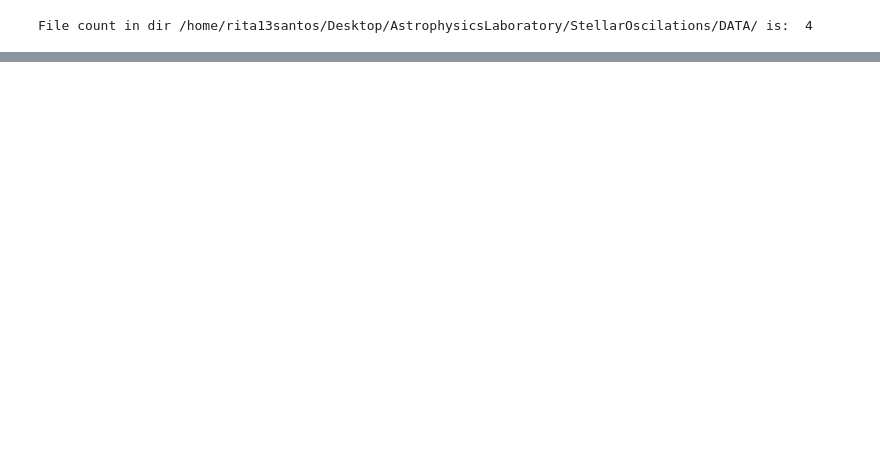
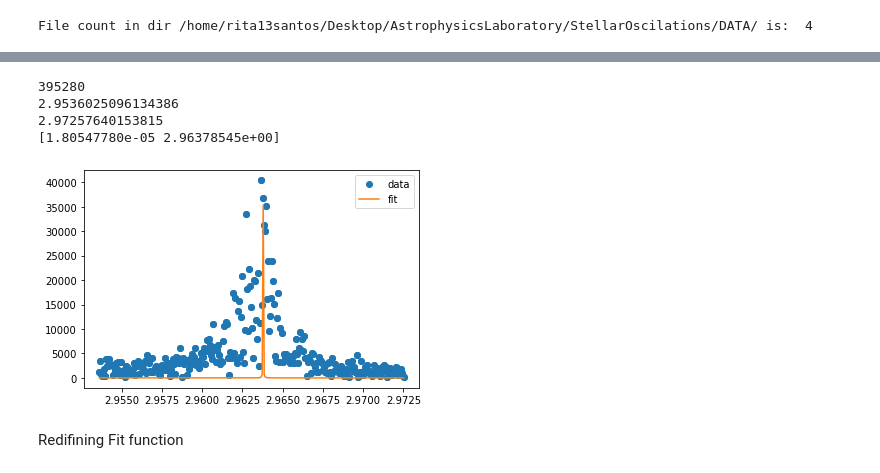
Before and after one commit to rita-png/astrophysics-laboratory, a Jupyter notebook: Sun.ipynb, the cells around one changed output, grey strips where cells are left out. Drawn from its saved outputs; the diff is of its cells as text; code cells hidden in the pictures; blank space fills up the shorter version.

```diff
--- a/Sun.ipynb
+++ b/Sun.ipynb
@@ -400,0 +178,31 @@ plt.ylim(-0.01, 0.01)"""
+# %%
+print(len(frequencies))
+print(frequencies[46700])
+print(frequencies[47000])
+
+xdata = frequencies[46700:47000]
+ydata  = abs(fourierTransform)[46700:47000]
+
+
+plt.scatter(xdata, ydata)
+
+guess = [0.00002, 2.96378]
+
+pars, cov = curve_fit(lorentz, xdata, ydata, p0=guess, maxfev=5000)
+fit_cst = pars[0]
+fit_x0 = pars[1]
+
+fit_y = lorentz(xdata, fit_cst, fit_x0)
+plt.plot(xdata, ydata, 'o', label='data')
+plt.plot(xdata, fit_y, '-', label='fit')
+plt.legend()
+
+print(pars)
+# %% [output]
+395280
+2.9536025096134386
+2.97257640153815
+[1.80547780e-05 2.96378545e+00]
+[figure, added]
+# %% [markdown]
+Redifining Fit function
```
Also changed, not shown: parts of 25 cells of this notebook.
